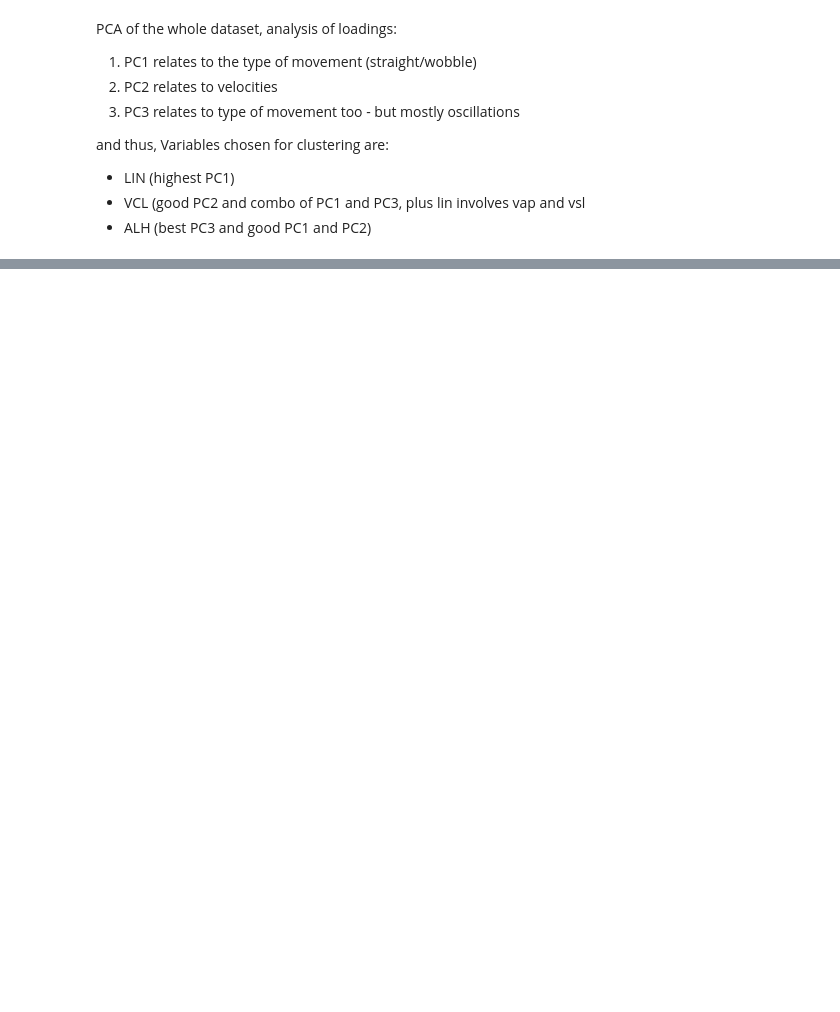
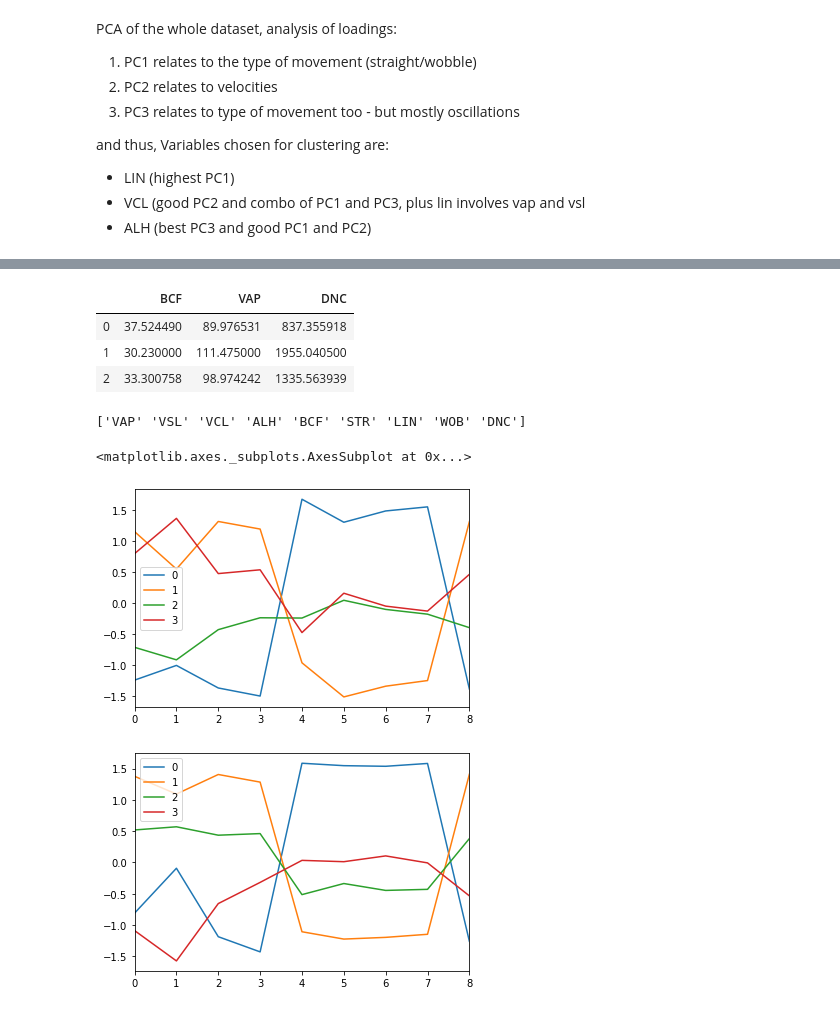
Before and after one commit to maxoblein/bovine_ivf, a Jupyter notebook: ivf_data_analysis-Elena.ipynb, the cells around one changed output, grey strips where cells are left out. Saved outputs shown, nothing was run; the diff lists cells and outputs as text; code cells hidden in the pictures; blank space fills up the shorter version.

```diff
--- a/ivf_data_analysis-Elena.ipynb
+++ b/ivf_data_analysis-Elena.ipynb
@@ -225,0 +266,45 @@ dtype: float64
+# %%
+test_new = motility.loc[:,["BCF"]]
+test_new["VAP"] = pd.to_numeric(motility["VAP"])
+test_new["DNC"] = pd.to_numeric(motility["DNC"])
+test_new["BCF"] = pd.to_numeric(test_new["BCF"])
+#new_motility_norm = norm(new_motility)
+HB_new = HB.loc[:,["BCF"]]
+HB_new["VAP"] = pd.to_numeric(HB["VAP"])
+HB_new["DNC"] = pd.to_numeric(HB["DNC"])
+HB_new["BCF"] = pd.to_numeric(HB_new["BCF"])
+
+LB_new = LB.loc[:,["BCF"]]
+LB_new["VAP"] = pd.to_numeric(LB["VAP"])
+LB_new["DNC"] = pd.to_numeric(LB["DNC"])
+LB_new["BCF"] = pd.to_numeric(LB_new["BCF"])
+# %%
+labels = clustering(test_new, 3)
+plot_characteristics(test_new, labels, 3)
+# %% [output]
+|  | BCF | VAP | DNC |
+| 0 | 37.524490 | 89.976531 | 837.355918 |
+| 1 | 30.230000 | 111.475000 | 1955.040500 |
+| 2 | 33.300758 | 98.974242 | 1335.563939 |
+# %%
+print(HB.columns.values)
+labelsHB = clustering(HB_new, 4)
+summaryHB = plot_characteristics(HB, labelsHB, 4, prints = False)
+#display(summary.transpose())
+summary_normHB = norm(summaryHB).transpose()
+summary_normHB.plot()
+labelsLB = clustering(LB_new, 4)
+summaryLB = plot_characteristics(LB, labelsLB, 4, prints = False)
+#display(summary.transpose())
+summary_normLB = norm(summaryLB).transpose()
+summary_normLB.plot()
+
+# in these plots, x-axis are variables, in same order in both plots
+# both plots are normalised values for each variable, top is HB and bottom is LB
+# We can identify that there are sugroups behaving similarly in for both
+#these are plotted below
+# %% [output]
+['VAP' 'VSL' 'VCL' 'ALH' 'BCF' 'STR' 'LIN' 'WOB' 'DNC']
+<matplotlib.axes._subplots.AxesSubplot at 0x...>
+[figure, added]
+[figure, added]
```
Also changed, not shown: parts of 15 cells of this notebook.
